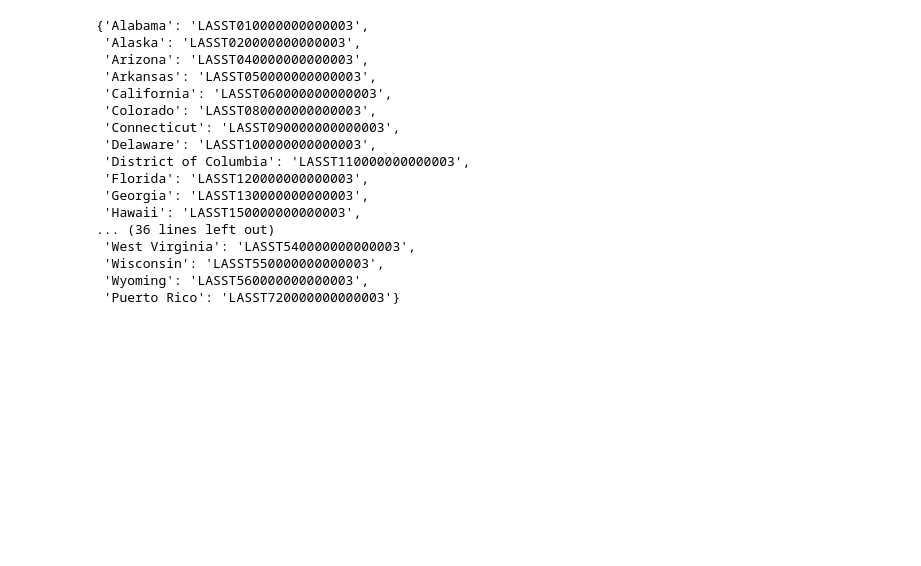
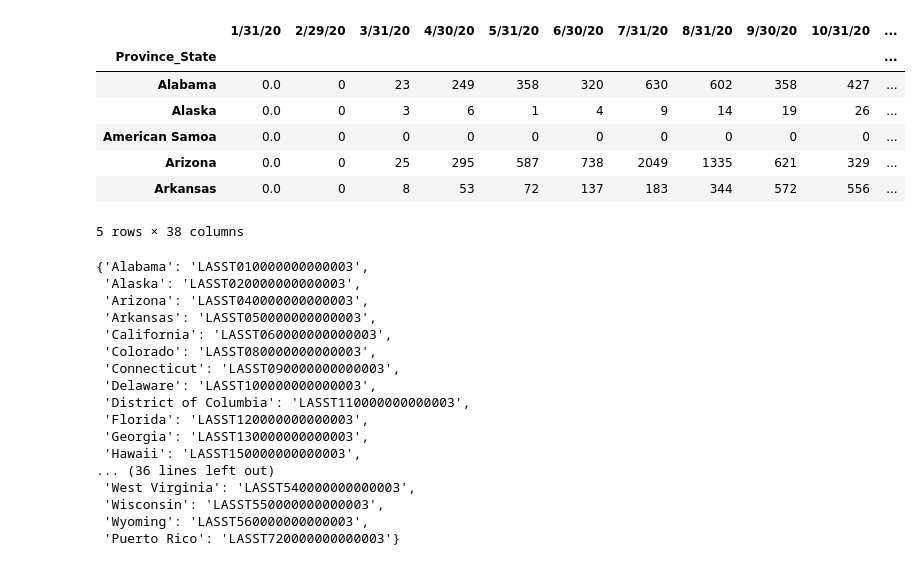
Before and after one commit to bburwinkel0721/Covid-Econ-Trends-Dashboard, a Jupyter notebook: ETL.ipynb, the cells around one changed output. Saved outputs shown, nothing was run; the diff lists cells and outputs as text; code cells hidden in the pictures; blank space fills up the shorter version.

```diff
--- a/ETL.ipynb
+++ b/ETL.ipynb
@@ -16,3 +184,24 @@ bls_key = bls_api_key
+# %%
+# Calculate the difference between adjacent columns starting from 1/31/20
+start_col = '1/31/20'
+start_idx = state_covid_deaths_monthly_df.columns.get_loc(start_col)
+
+state_covid_deaths_monthly_df_diff = state_covid_deaths_monthly_df.iloc[:, start_idx:].diff(axis=1)
+
+# Fill NaNs with 0
+state_covid_deaths_monthly_df_diff = state_covid_deaths_monthly_df_diff.fillna(0)
+
+# Display dataframe
+state_covid_deaths_monthly_df_diff.head()
+# %% [output]
+|  | 1/31/20 | 2/29/20 | 3/31/20 | 4/30/20 | 5/31/20 | 6/30/20 | 7/31/20 | 8/31/20 | 9/30/20 | 10/31/20 | ... |
+| Province_State |  |  |  |  |  |  |  |  |  |  | ... |
+| Alabama | 0.0 | 0 | 23 | 249 | 358 | 320 | 630 | 602 | 358 | 427 | ... |
+| Alaska | 0.0 | 0 | 3 | 6 | 1 | 4 | 9 | 14 | 19 | 26 | ... |
+| American Samoa | 0.0 | 0 | 0 | 0 | 0 | 0 | 0 | 0 | 0 | 0 | ... |
+| Arizona | 0.0 | 0 | 25 | 295 | 587 | 738 | 2049 | 1335 | 621 | 329 | ... |
+| Arkansas | 0.0 | 0 | 8 | 53 | 72 | 137 | 183 | 344 | 572 | 556 | ... |
+5 rows × 38 columns
 # %%
 # List of series IDs for unemployment in each state
 series_ids = [
```
Also changed, not shown: parts of 16 cells of this notebook, 4 other files.
